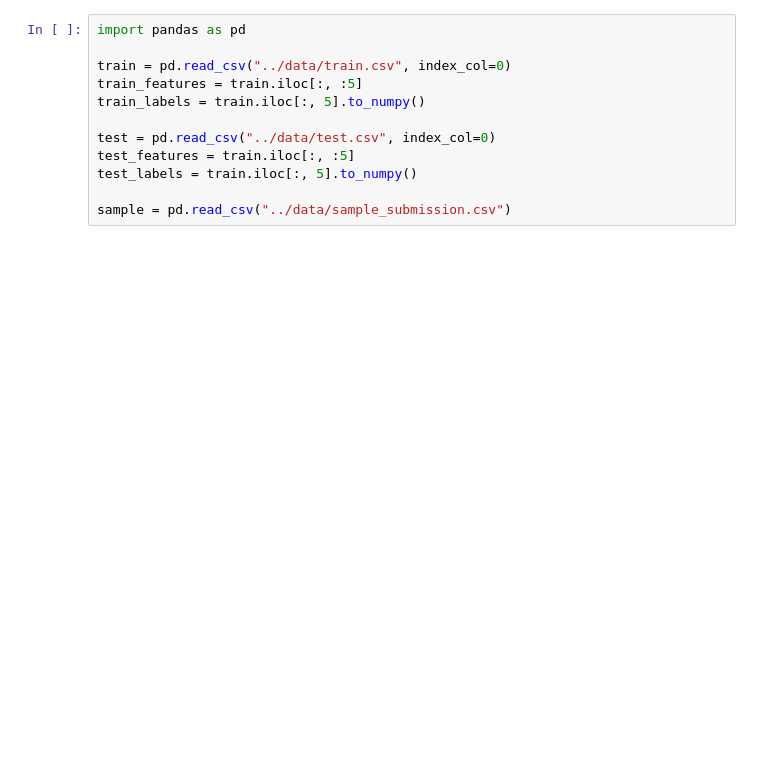
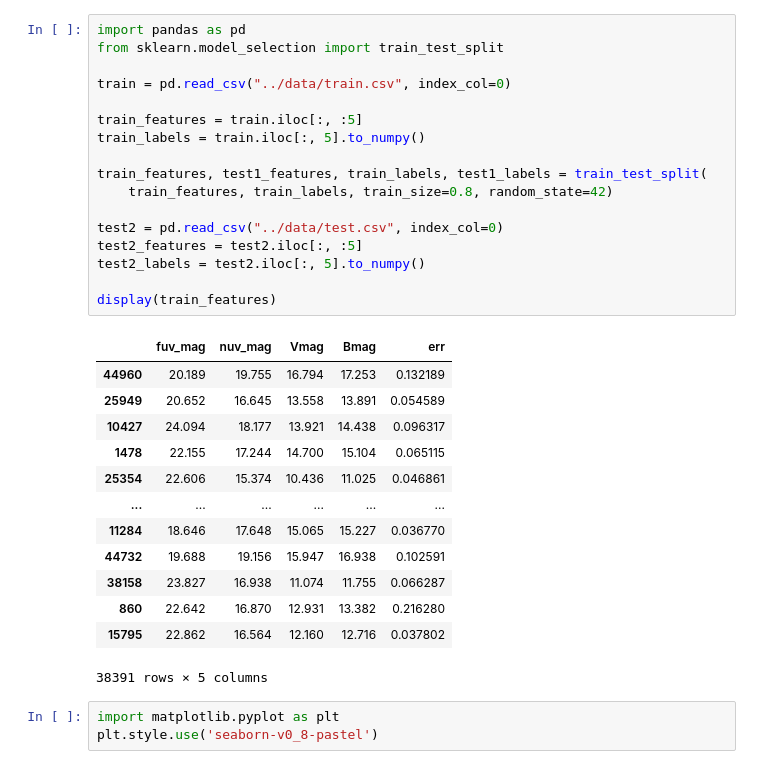
Before and after one commit to ArnautovPeter/Stellar-classification, a Jupyter notebook: src/scikit.ipynb, the cells around one changed output. Saved outputs shown, nothing was run; the diff lists cells and outputs as text; blank space fills up the shorter version.

```diff
--- a/src/scikit.ipynb
+++ b/src/scikit.ipynb
@@ -1,13 +1,35 @@
 # %%
 import pandas as pd
+from sklearn.model_selection import train_test_split
 
 train = pd.read_csv("../data/train.csv", index_col=0)
+
 train_features = train.iloc[:, :5]
 train_labels = train.iloc[:, 5].to_numpy()
 
-test = pd.read_csv("../data/test.csv", index_col=0)
-test_features = train.iloc[:, :5]
-test_labels = train.iloc[:, 5].to_numpy()
+train_features, test1_features, train_labels, test1_labels = train_test_split(
+    train_features, train_labels, train_size=0.8, random_state=42)
 
-sample = pd.read_csv("../data/sample_submission.csv")
+test2 = pd.read_csv("../data/test.csv", index_col=0)
+test2_features = test2.iloc[:, :5]
+test2_labels = test2.iloc[:, 5].to_numpy()
+
+display(train_features)
+# %% [output]
+|  | fuv_mag | nuv_mag | Vmag | Bmag | err |
+| 44960 | 20.189 | 19.755 | 16.794 | 17.253 | 0.132189 |
+| 25949 | 20.652 | 16.645 | 13.558 | 13.891 | 0.054589 |
+| 10427 | 24.094 | 18.177 | 13.921 | 14.438 | 0.096317 |
+| 1478 | 22.155 | 17.244 | 14.700 | 15.104 | 0.065115 |
+| 25354 | 22.606 | 15.374 | 10.436 | 11.025 | 0.046861 |
+| ... | ... | ... | ... | ... | ... |
+| 11284 | 18.646 | 17.648 | 15.065 | 15.227 | 0.036770 |
+| 44732 | 19.688 | 19.156 | 15.947 | 16.938 | 0.102591 |
+| 38158 | 23.827 | 16.938 | 11.074 | 11.755 | 0.066287 |
+| 860 | 22.642 | 16.870 | 12.931 | 13.382 | 0.216280 |
+| 15795 | 22.862 | 16.564 | 12.160 | 12.716 | 0.037802 |
+38391 rows × 5 columns
+# %%
+import matplotlib.pyplot as plt
+plt.style.use('seaborn-v0_8-pastel')
 # %% [markdown]
```
Also changed, not shown: parts of 19 cells of this notebook, 5 other files.
